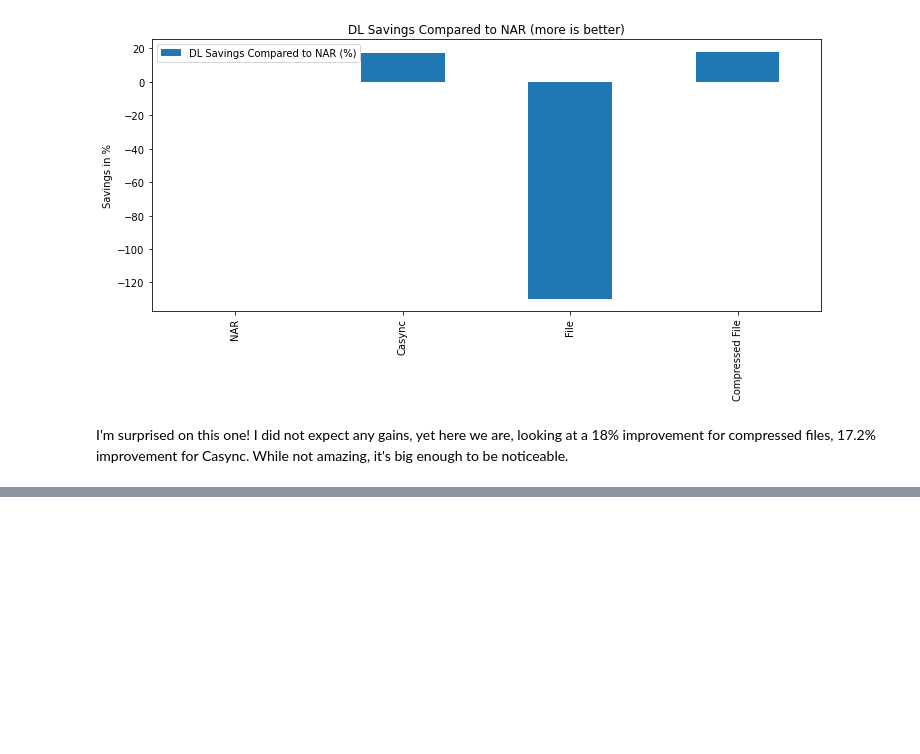
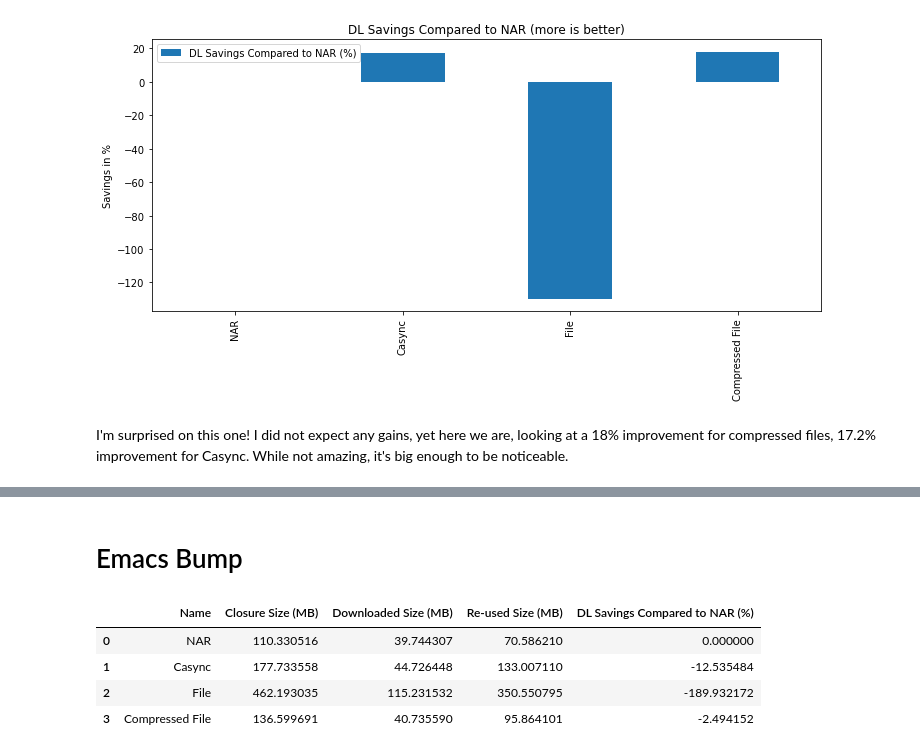
Before and after one commit to picnoir/nix-guix-substitution-benchmark, a Jupyter notebook: analysis-notebook/Analysis.ipynb, the cells around one changed output, grey strips where cells are left out. Cells and saved outputs as stored; diff of their text form; code cells hidden in the pictures; blank space fills up the shorter version.

```diff
--- a/analysis-notebook/Analysis.ipynb
+++ b/analysis-notebook/Analysis.ipynb
@@ -285,0 +229,11 @@ I'm surprised on this one! I did not expect any gains, yet here we are, looking
+# %% [markdown]
+# Emacs Bump
+# %%
+emacs_bump_results = analyse_benchmark_results(b["emacsBump"])
+emacs_bump_results
+# %% [output]
+|  | Name | Closure Size (MB) | Downloaded Size (MB) | Re-used Size (MB) | DL Savings Compared to NAR (%) |
+| 0 | NAR | 110.330516 | 39.744307 | 70.586210 | 0.000000 |
+| 1 | Casync | 177.733558 | 44.726448 | 133.007110 | -12.535484 |
+| 2 | File | 462.193035 | 115.231532 | 350.550795 | -189.932172 |
+| 3 | Compressed File | 136.599691 | 40.735590 | 95.864101 | -2.494152 |
```
Also changed, not shown: parts of 36 cells of this notebook, 26 other files.
